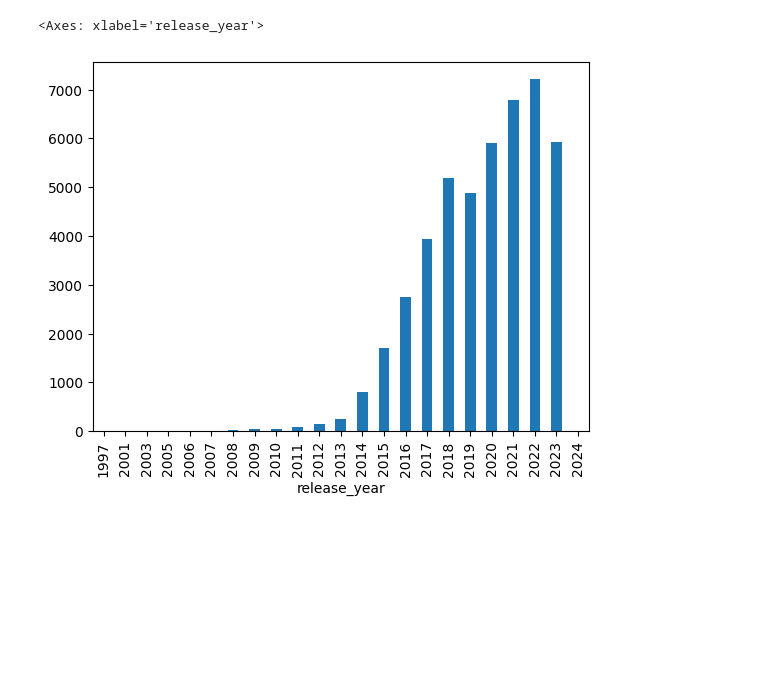
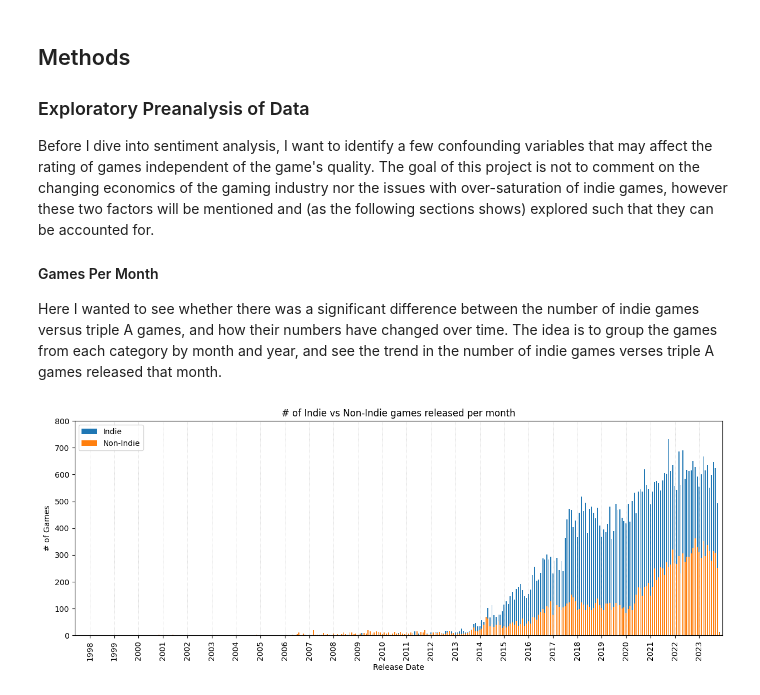
Before and after one commit to danieltsai-RSheepDV/DH140Final, a Jupyter notebook: SteamAnalysis.ipynb, the cells around one changed output. Saved outputs shown, nothing was run; the diff lists cells and outputs as text; code cells hidden in the pictures; blank space fills up the shorter version.

```diff
--- a/SteamAnalysis.ipynb
+++ b/SteamAnalysis.ipynb
@@ -40,0 +93,10 @@ nonindie_dataset = dataset[dataset.genres.map(lambda x : "Indie" not in x)]
+# %% [markdown]
+## Methods
+
+### Exploratory Preanalysis of Data
+
+Before I dive into sentiment analysis, I want to identify a few confounding variables that may affect the rating of games independent of the game's quality. The goal of this project is not to comment on the changing economics of the gaming industry nor the issues with over-saturation of indie games, however these two factors will be mentioned and (as the following sections shows) explored such that they can be accounted for.
+
+#### Games Per Month
+
+Here I wanted to see whether there was a significant difference between the number of indie games versus triple A games, and how their numbers have changed over time. The idea is to group the games from each category by month and year, and see the trend in the number of indie games verses triple A games released that month.
@@ -41,5 +105,31 @@ nonindie_dataset = dataset[dataset.genres.map(lambda x : "Indie" not in x)]
 # %%
-indie_dataset.drop_duplicates("name").groupby(by=['release_year']).size().plot(kind="bar")
+# Calculate date range of the data
+dataset_months = dataset.drop_duplicates("name").release_date.dt.to_period('M')
+date_range = pd.period_range(start=dataset_months.min(), end=dataset_months.max(), freq='M')
+
+# Get counts of indie games released each month
+indie_months = indie_dataset.drop_duplicates("name").release_date.dt.to_period('M')
+indie_counts = indie_months.value_counts().reindex(date_range, fill_value=0).sort_index()
+
+# Get counts of non-indie games released each month
+nonindie_months = nonindie_dataset.drop_duplicates("name").release_date.dt.to_period('M')
+nonindie_counts = nonindie_months.value_counts().reindex(date_range, fill_value=0).sort_index()
+
+# Graph data
+ticks = []
+labels = []
+for i, period in enumerate(indie_counts.index):
+    if period.month == 1:  # Show the tick at the start of each year
+        ticks.append(i)
+        labels.append(str(period.year))
+ax = indie_counts.plot(kind='bar', figsize=(15,5), label="Indie")
+nonindie_counts.plot(kind='bar', ax=ax, color='C1', label="Non-Indie")
+plt.xticks(ticks=ticks, labels=labels)
+plt.grid(axis='x', linestyle=':', linewidth=0.5)
+ax.set_ylim(0, 800)
+plt.legend()
+plt.title("# of Indie vs Non-Indie games released per month")
+plt.xlabel("Release Date")
+plt.ylabel("# of Games");
 # %% [output]
-<Axes: xlabel='release_year'>
-[figure, old version]
+[figure, new version]
```
Also changed, not shown: parts of 47 cells of this notebook, 4 other files.
